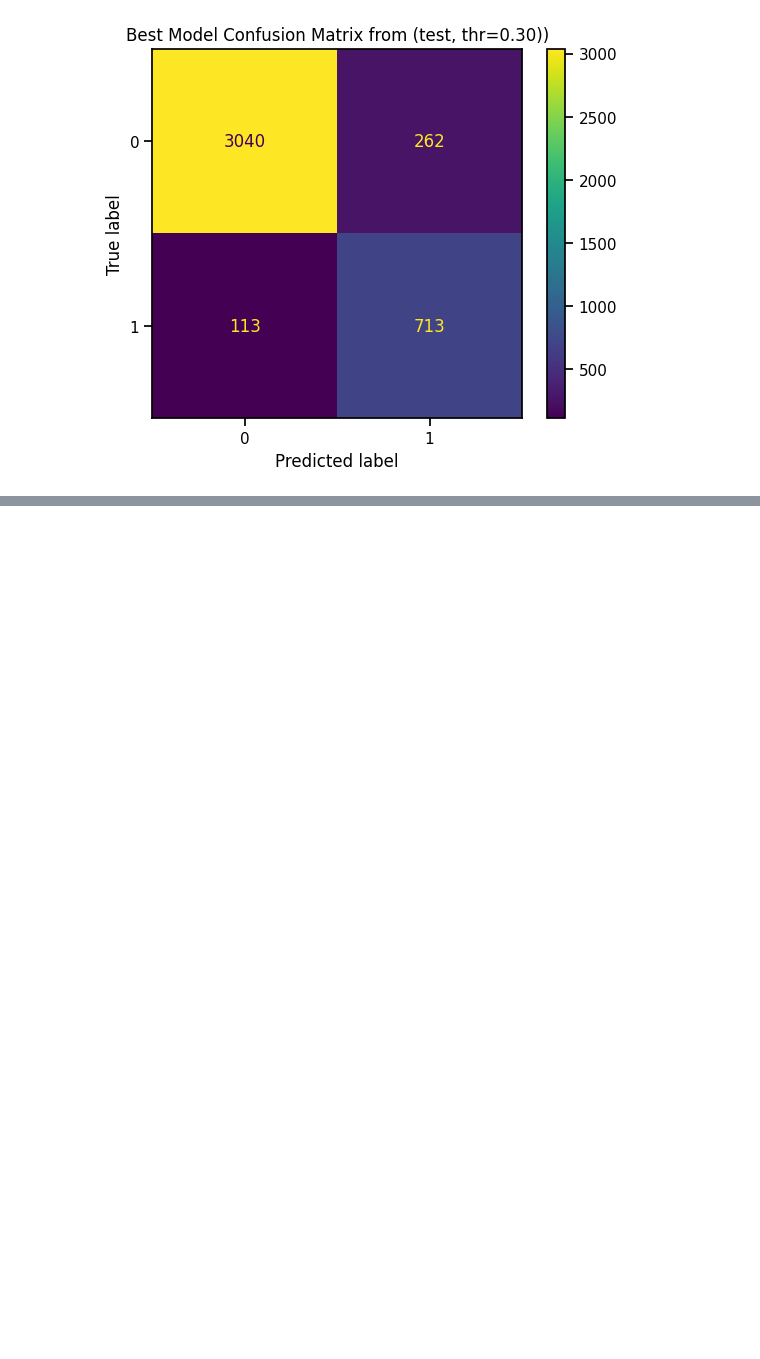
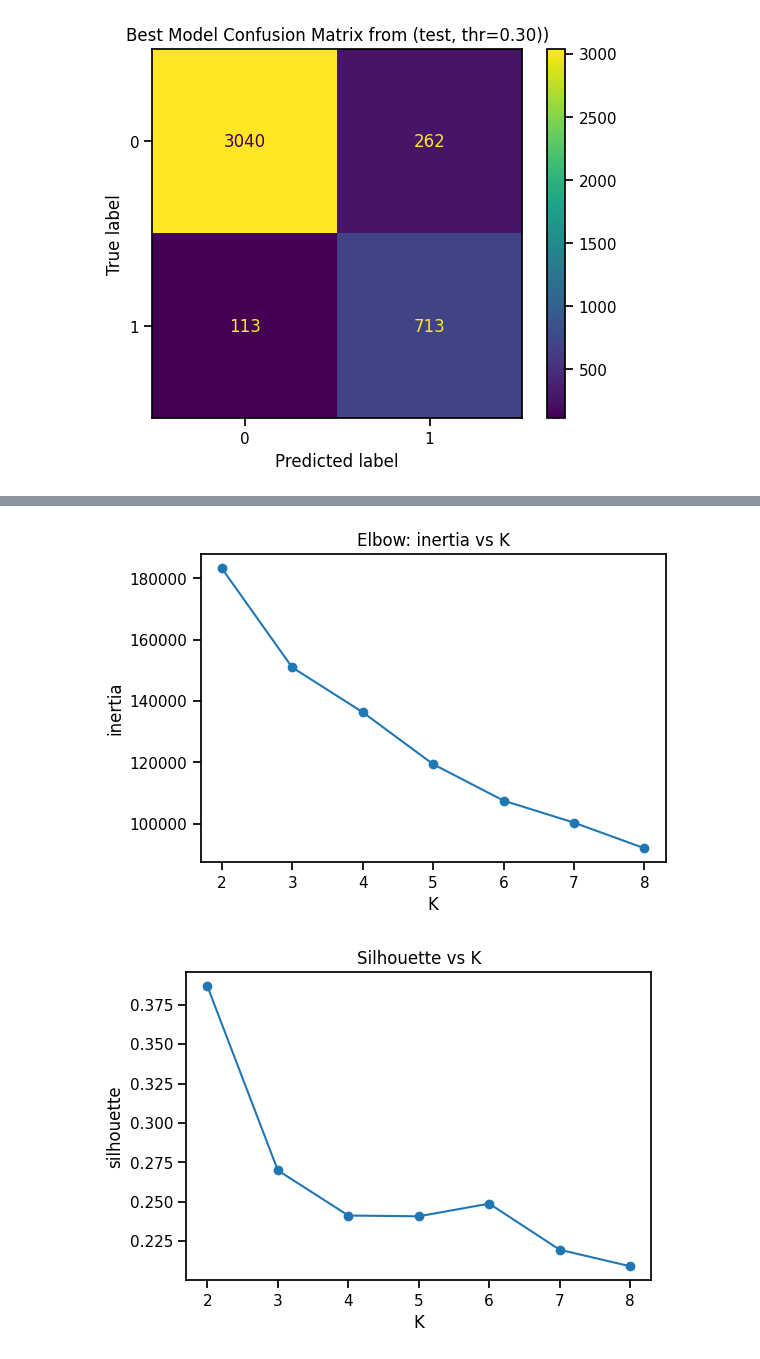
Before and after one commit to MalinMo/California-Housing, a Jupyter notebook: ML_Uppgft1_Malin_Moisander.ipynb, the cells around one changed output, grey strips where cells are left out. Cells and saved outputs as stored; diff of their text form; code cells hidden in the pictures; blank space fills up the shorter version.

Commit message:
Added Kmeans

```diff
--- a/ML_Uppgft1_Malin_Moisander.ipynb
+++ b/ML_Uppgft1_Malin_Moisander.ipynb
@@ -529,0 +570,16 @@ Test Metrics for Best Model:
+# %%
+cluster_preprocess = Pipeline(steps=[
+    ("imputer", SimpleImputer(strategy="median")),
+    ("scaler", StandardScaler())
+])
+
+# Säkerställ att ratio-kolumnerna är numeriska
+ratio_cols = ["rooms_per_household", "bedrooms_per_room", "population_per_household"]
+X_eng[ratio_cols] = X_eng[ratio_cols].apply(pd.to_numeric, errors="coerce")
+
+X_numeric = X_eng.select_dtypes(include=["number"])
+
+X_scaled = cluster_preprocess.fit_transform(X_numeric)
+X_scaled_df = pd.DataFrame(X_scaled, columns=X_numeric.columns)
+
+display(X_scaled_df.describe().T)
@@ -529,0 +599,27 @@ Test Metrics for Best Model:
+# %%
+K_MIN, K_MAX = 2, 8
+rows = []
+for k in range(K_MIN, K_MAX + 1):
+    km = KMeans(n_clusters=k, random_state=42, n_init=10)
+    labels_k = km.fit_predict(X_scaled)
+    rows.append({
+        "K": k,
+        "inertia": km.inertia_,
+        "silhouette": silhouette_score(X_scaled, labels_k),
+    })
+scores = pd.DataFrame(rows)
+# %%
+plt.figure(figsize=(6,4))
+plt.plot(scores["K"], scores["inertia"], marker="o")
+plt.title("Elbow: inertia vs K")
+plt.xlabel("K"); plt.ylabel("inertia")
+plt.show()
+
+plt.figure(figsize=(6,4))
+plt.plot(scores["K"], scores["silhouette"], marker="o")
+plt.title("Silhouette vs K")
+plt.xlabel("K"); plt.ylabel("silhouette")
+plt.show()
+# %% [output]
+[figure, added]
+[figure, added]
```
Also changed, not shown: parts of 11 cells of this notebook.
